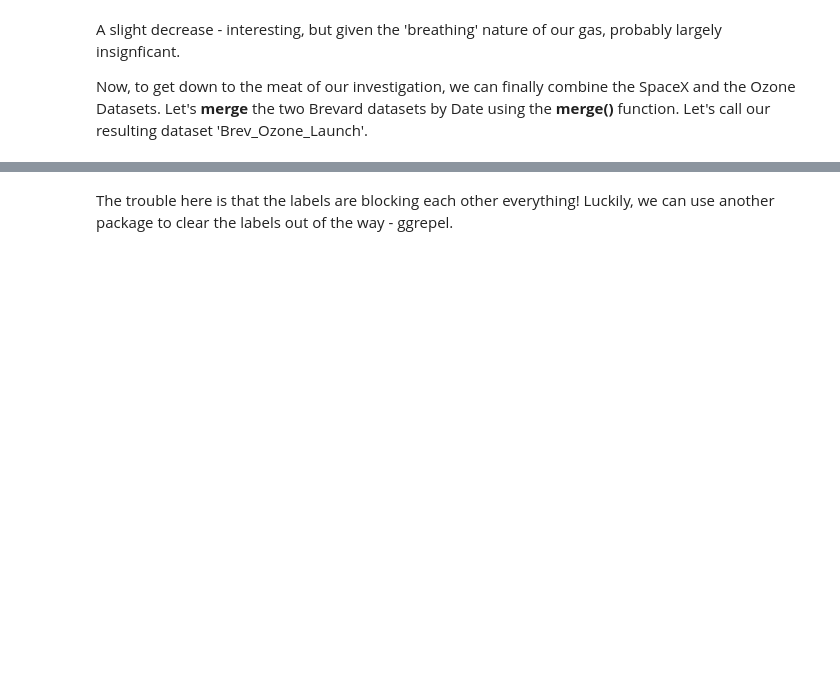
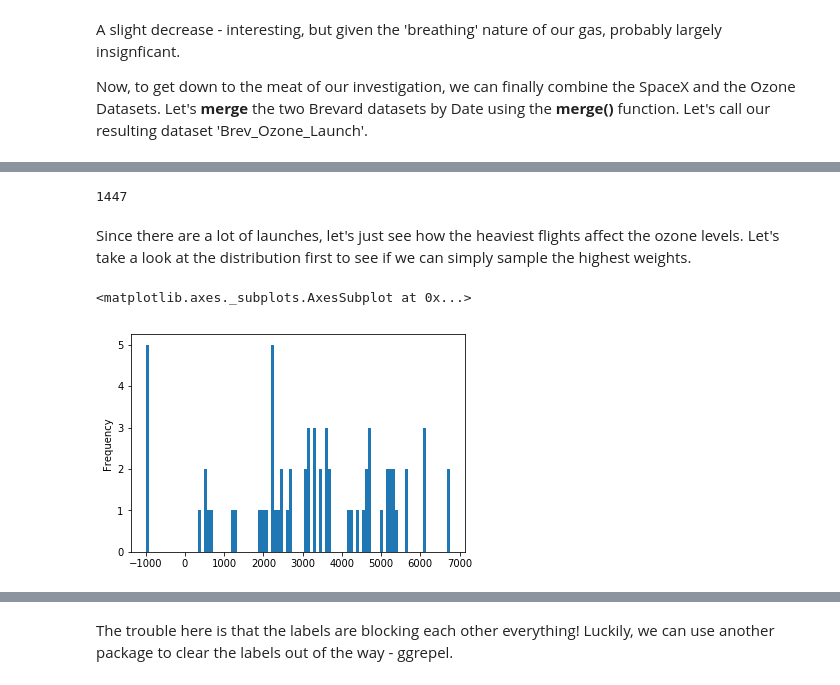
Before and after one commit to bigdatachallenge/2019_bdc_workshops, a Jupyter notebook: MD Python3 Week-1.ipynb, the cells around one changed output, grey strips where cells are left out. Cells and saved outputs as stored; diff of their text form; code cells hidden in the pictures; blank space fills up the shorter version.

Commit message:
worked on the mergin and analyzing how ozone affects the sapceship

```diff
--- a/MD Python3 Week-1.ipynb
+++ b/MD Python3 Week-1.ipynb
@@ -708,0 +676,3 @@ We can do this using **geom_vline()**, **geom_label()**, and of course **geom_po
+# %%
+Brev_Ozone_Launch = Brevard_Launches.join(Brevard_Ozone,on='Date', how='outer',lsuffix='_left', rsuffix='_right')
+Brev_Ozone_Launch.head()
@@ -708,0 +687,11 @@ We can do this using **geom_vline()**, **geom_label()**, and of course **geom_po
+# %%
+len(Brev_Ozone_Launch)
+# %% [output]
+1447
+# %% [markdown]
+Since there are a lot of launches, let's just see how the heaviest flights affect the ozone levels. Let's take a look at the distribution first to see if we can simply sample the highest weights.
+# %%
+Brev_Ozone_Launch["Payload Mass (kg)"].plot.hist(bins = 100)
+# %% [output]
+<matplotlib.axes._subplots.AxesSubplot at 0x...>
+[figure, added]
```
Also changed, not shown: parts of 27 cells of this notebook.
